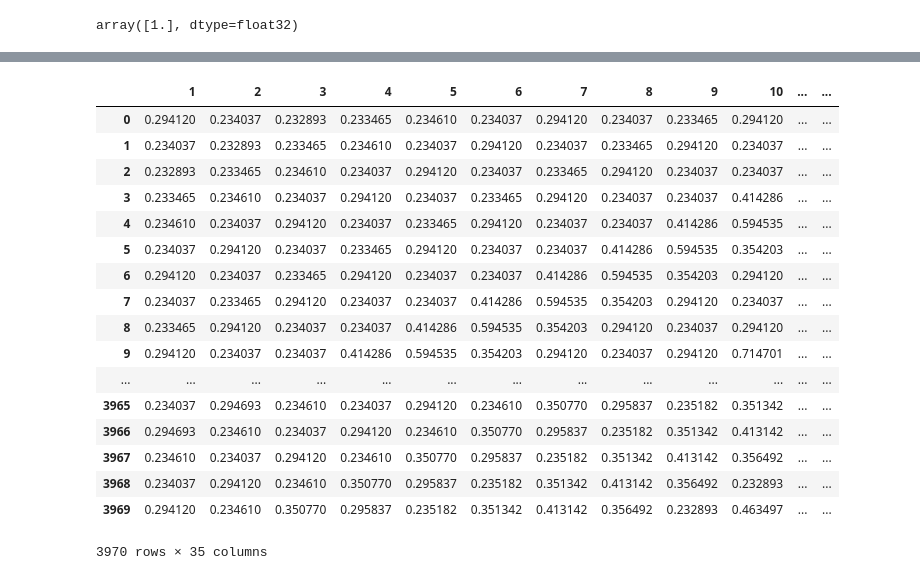
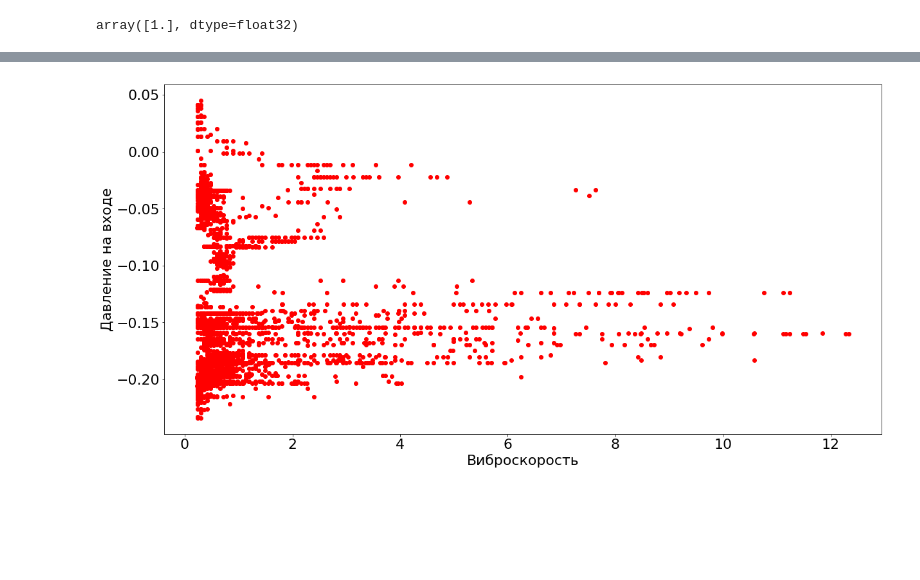
Before and after one commit to IImbryk/a_simple_neural_network, a Jupyter notebook: Keras_NN.ipynb, the cells around one changed output, grey strips where cells are left out. Saved outputs shown, nothing was run; the diff lists cells and outputs as text; code cells hidden in the pictures; blank space fills up the shorter version.

```diff
--- a/Keras_NN.ipynb
+++ b/Keras_NN.ipynb
@@ -76,6 +87,12 @@ def str_in_time_(df, max_):#перевод строки в дату
         df.loc[i,'Tag_Date'] = a#.timestamp()
         #print(i,end=' ')
     return df
+def str_in_time_last(df, max_):#перевод строки в дату
+    for i in range(0, max_):
+        a = datetime.strptime(df['Tag_Date'][i],"%Y-%m-%d %H:%M:%S")
+        df.loc[i,'Tag_Date'] = a#.timestamp()
+        #print(i,end=' ')
+    return df
 # %%
 df = pd.DataFrame() #показание датчика вибрации
 df_labeled_training_data = pd.DataFrame() #строка-показания за временной интервал, 1/0 Есть/Нет кавитации
@@ -310,21 +308,0 @@ df_all_normalize = create_test_dates(df_normalize,df,press,30)
-# %%
-df_all_normalize.to_csv('Date_for')
-# %% [output]
-|  | 1 | 2 | 3 | 4 | 5 | 6 | 7 | 8 | 9 | 10 | ... | ... |
-| 0 | 0.294120 | 0.234037 | 0.232893 | 0.233465 | 0.234610 | 0.234037 | 0.294120 | 0.234037 | 0.233465 | 0.294120 | ... | ... |
-| 1 | 0.234037 | 0.232893 | 0.233465 | 0.234610 | 0.234037 | 0.294120 | 0.234037 | 0.233465 | 0.294120 | 0.234037 | ... | ... |
-| 2 | 0.232893 | 0.233465 | 0.234610 | 0.234037 | 0.294120 | 0.234037 | 0.233465 | 0.294120 | 0.234037 | 0.234037 | ... | ... |
-| 3 | 0.233465 | 0.234610 | 0.234037 | 0.294120 | 0.234037 | 0.233465 | 0.294120 | 0.234037 | 0.234037 | 0.414286 | ... | ... |
-| 4 | 0.234610 | 0.234037 | 0.294120 | 0.234037 | 0.233465 | 0.294120 | 0.234037 | 0.234037 | 0.414286 | 0.594535 | ... | ... |
-| 5 | 0.234037 | 0.294120 | 0.234037 | 0.233465 | 0.294120 | 0.234037 | 0.234037 | 0.414286 | 0.594535 | 0.354203 | ... | ... |
-| 6 | 0.294120 | 0.234037 | 0.233465 | 0.294120 | 0.234037 | 0.234037 | 0.414286 | 0.594535 | 0.354203 | 0.294120 | ... | ... |
-| 7 | 0.234037 | 0.233465 | 0.294120 | 0.234037 | 0.234037 | 0.414286 | 0.594535 | 0.354203 | 0.294120 | 0.234037 | ... | ... |
-| 8 | 0.233465 | 0.294120 | 0.234037 | 0.234037 | 0.414286 | 0.594535 | 0.354203 | 0.294120 | 0.234037 | 0.294120 | ... | ... |
-| 9 | 0.294120 | 0.234037 | 0.234037 | 0.414286 | 0.594535 | 0.354203 | 0.294120 | 0.234037 | 0.294120 | 0.714701 | ... | ... |
-| ... | ... | ... | ... | ... | ... | ... | ... | ... | ... | ... | ... | ... |
-| 3965 | 0.234037 | 0.294693 | 0.234610 | 0.234037 | 0.294120 | 0.234610 | 0.350770 | 0.295837 | 0.235182 | 0.351342 | ... | ... |
-| 3966 | 0.294693 | 0.234610 | 0.234037 | 0.294120 | 0.234610 | 0.350770 | 0.295837 | 0.235182 | 0.351342 | 0.413142 | ... | ... |
-| 3967 | 0.234610 | 0.234037 | 0.294120 | 0.234610 | 0.350770 | 0.295837 | 0.235182 | 0.351342 | 0.413142 | 0.356492 | ... | ... |
-| 3968 | 0.234037 | 0.294120 | 0.234610 | 0.350770 | 0.295837 | 0.235182 | 0.351342 | 0.413142 | 0.356492 | 0.232893 | ... | ... |
-| 3969 | 0.294120 | 0.234610 | 0.350770 | 0.295837 | 0.235182 | 0.351342 | 0.413142 | 0.356492 | 0.232893 | 0.463497 | ... | ... |
-3970 rows × 35 columns
@@ -332,0 +309,15 @@ to_norm
+# %%
+#df_all_normalize.to_csv('Date_for_tast_uncorrectCov.csv',index= False)
+df_all_normalize = pd.read_csv("Date_for_tast_uncorrectCov.csv")
+df_all_normalize = str_in_time_last(df_all_normalize,len(df_all_normalize))
+# %%
+plt.figure(figsize=(20,10))
+plt.rcParams.update({'font.size':22})
+plt.plot(df_all_normalize['1'],df_all_normalize['Median'],'ro')
+#plt.grid()
+plt.xlabel('Виброскорость')
+plt.ylabel('Давление на входе')
+#plt.title('Распределение ')
+plt.show()
+# %% [output]
+[figure, added]
```
Also changed, not shown: parts of 38 cells of this notebook, 9 other files.
